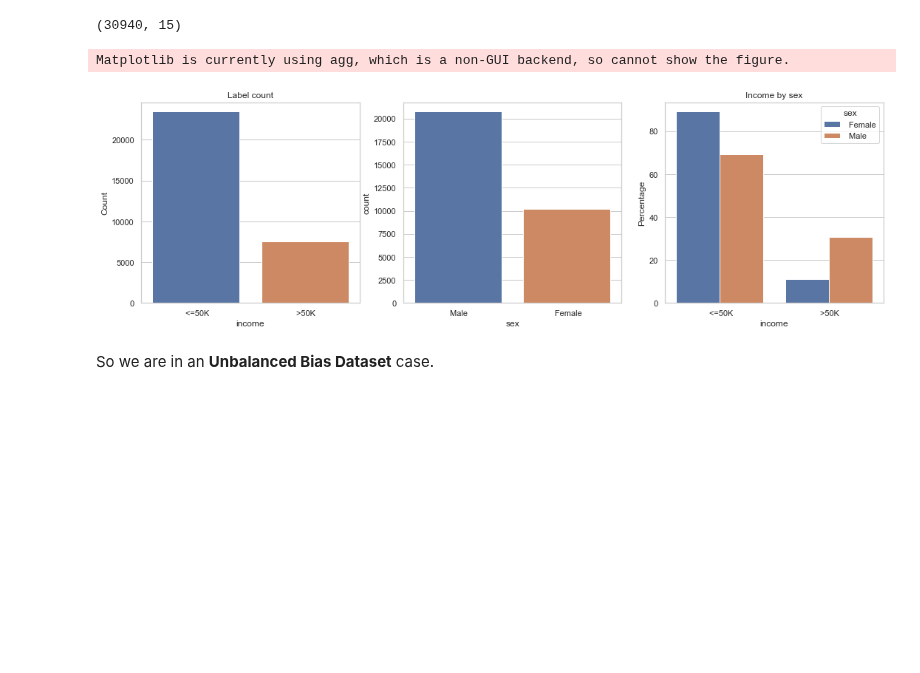
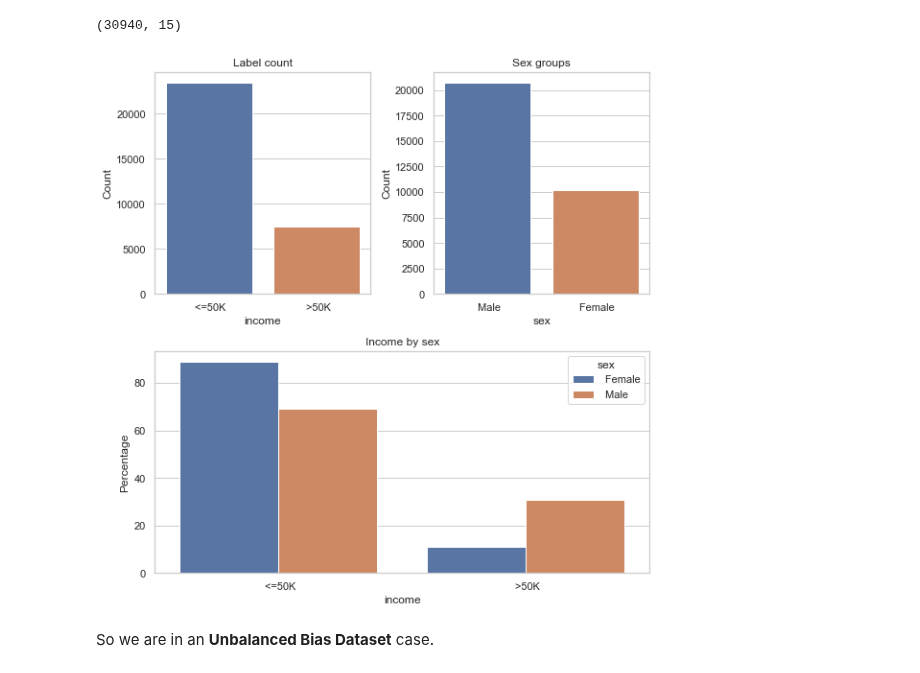
Before and after one commit to giordanoDaloisio/bias-mitigation-methods, a Jupyter notebook: Adult.ipynb, the cells around one changed output. Drawn from its saved outputs; the diff is of its cells as text; code cells hidden in the pictures; blank space fills up the shorter version.

Commit message:
print images

```diff
--- a/Adult.ipynb
+++ b/Adult.ipynb
@@ -7,6 +7,10 @@ from sklearn.preprocessing import StandardScaler, MinMaxScaler, LabelEncoder, Or
 from aif360.algorithms.preprocessing import Reweighing, DisparateImpactRemover
 from Sampler import Sampler
 from utility import *
+from matplotlib.gridspec import GridSpec
+import os
+
+path = 'imgs/adult'
 # %%
 def load_dataset():
     column_names = ['age', 'workclass', 'fnlwgt', 'education', 'education-num', 'marital-status',
@@ -118,19 +122,25 @@ adult_df.shape
 # %% [output]
 (30940, 15)
 # %%
-fig,ax = plt.subplots(1,3,figsize=(18,5))
+fig = plt.figure(constrained_layout=True, figsize=(8,8))
+gs = GridSpec(2, 2, figure=fig)
+ax1 = fig.add_subplot(gs[0,0])
+ax2 = fig.add_subplot(gs[0,1])
+ax3 = fig.add_subplot(gs[1,:])
+#fig,ax = plt.subplots(2,2,figsize=(10,10))
 sns.barplot(x='income', y='percentage',
             data=adult_df[['sex','income']].groupby('sex')['income'].value_counts(normalize=True).rename('percentage').mul(100).reset_index(),
-            hue='sex',
-            ax=ax[2])
-sns.countplot(x='income', data=adult_df, ax=ax[0])
-sns.countplot(x='sex', data=adult_df, ax=ax[1])
-ax[2].set(ylabel='Percentage', title="Income by sex")
-ax[0].set(ylabel='Count', title="Label count")
+            hue='sex', ax=ax3)
+ax3.set(ylabel='Percentage', title="Income by sex")
+sns.countplot(x='income', data=adult_df, ax=ax1)
+sns.countplot(x='sex', data=adult_df, ax=ax2)
+
+ax2.set(ylabel='Count', title="Sex groups")
+ax1.set(ylabel='Count', title="Label count")
+plt.savefig(os.path.join(path, 'adult_distr.pdf'))
 plt.show()
 # %% [output]
-Matplotlib is currently using agg, which is a non-GUI backend, so cannot show the figure.
-[figure, old version]
+[figure, new version]
 # %% [markdown]
 So we are in an **Unbalanced Bias Dataset** case.
 # %% [markdown]
```
Also changed, not shown: parts of 32 cells of this notebook, 34 other files.
